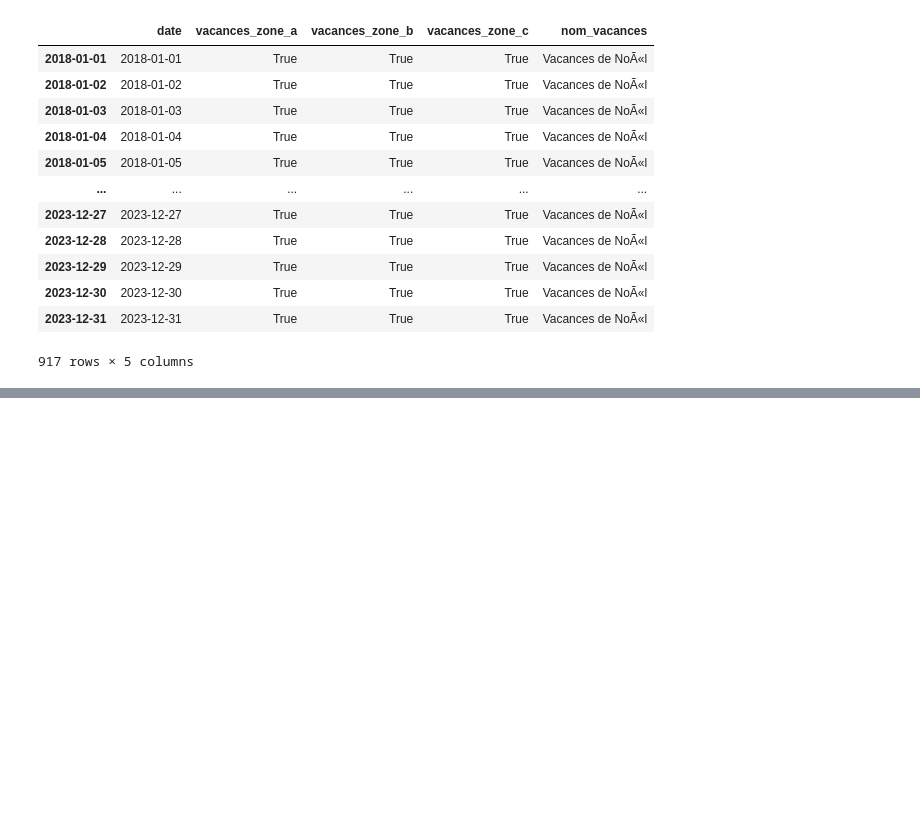
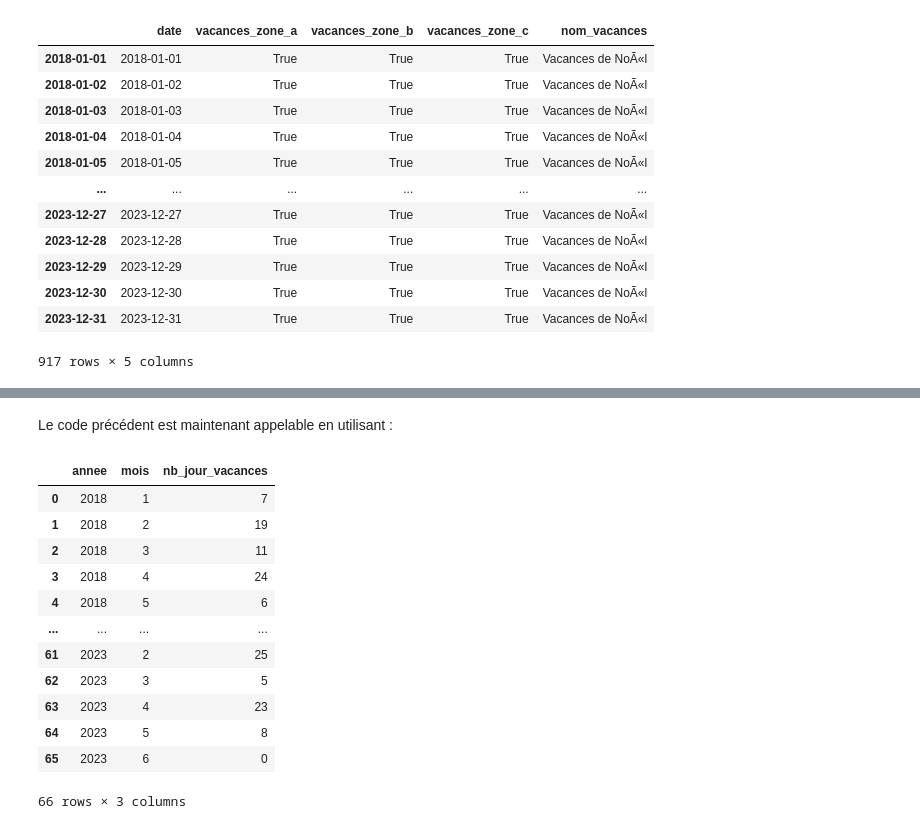
Before and after one commit to MatteoGentili/Apprentissage_Automatique_Project, a Jupyter notebook: Python_files/time_series.ipynb, the cells around one changed output, grey strips where cells are left out. Drawn from its saved outputs; the diff is of its cells as text; code cells hidden in the pictures; blank space fills up the shorter version.

Commit message:
added get_holidays file

```diff
--- a/Python_files/time_series.ipynb
+++ b/Python_files/time_series.ipynb
@@ -447,0 +440,20 @@ df_mois[df_mois["nb_jour_vacances"]!=0]
+# %% [markdown]
+Le code précédent est maintenant appelable en utilisant :
+# %%
+from get_holidays import get_holidays
+holidays = get_holidays(datetime_format=False) #(or true)
+holidays
+# %% [output]
+|  | annee | mois | nb_jour_vacances |
+| 0 | 2018 | 1 | 7 |
+| 1 | 2018 | 2 | 19 |
+| 2 | 2018 | 3 | 11 |
+| 3 | 2018 | 4 | 24 |
+| 4 | 2018 | 5 | 6 |
+| ... | ... | ... | ... |
+| 61 | 2023 | 2 | 25 |
+| 62 | 2023 | 3 | 5 |
+| 63 | 2023 | 4 | 23 |
+| 64 | 2023 | 5 | 8 |
+| 65 | 2023 | 6 | 0 |
+66 rows × 3 columns
```
Also changed, not shown: parts of 6 cells of this notebook, 2 other files.
